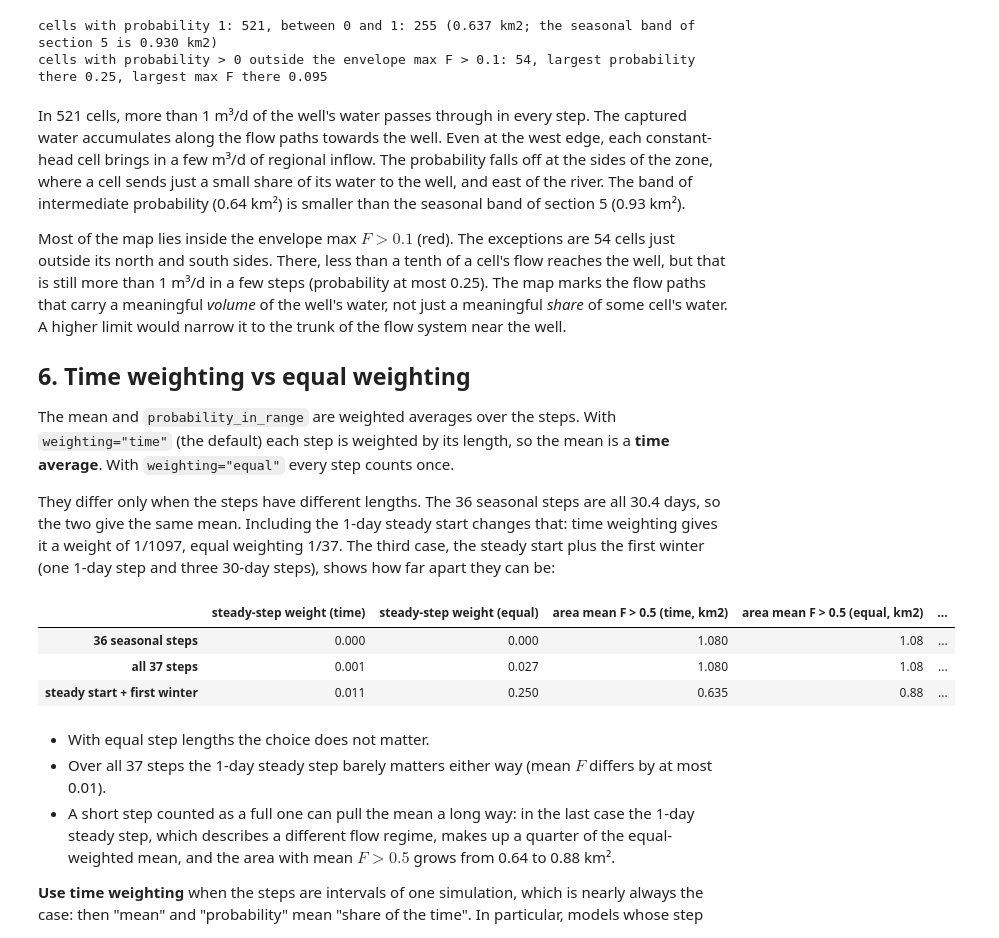
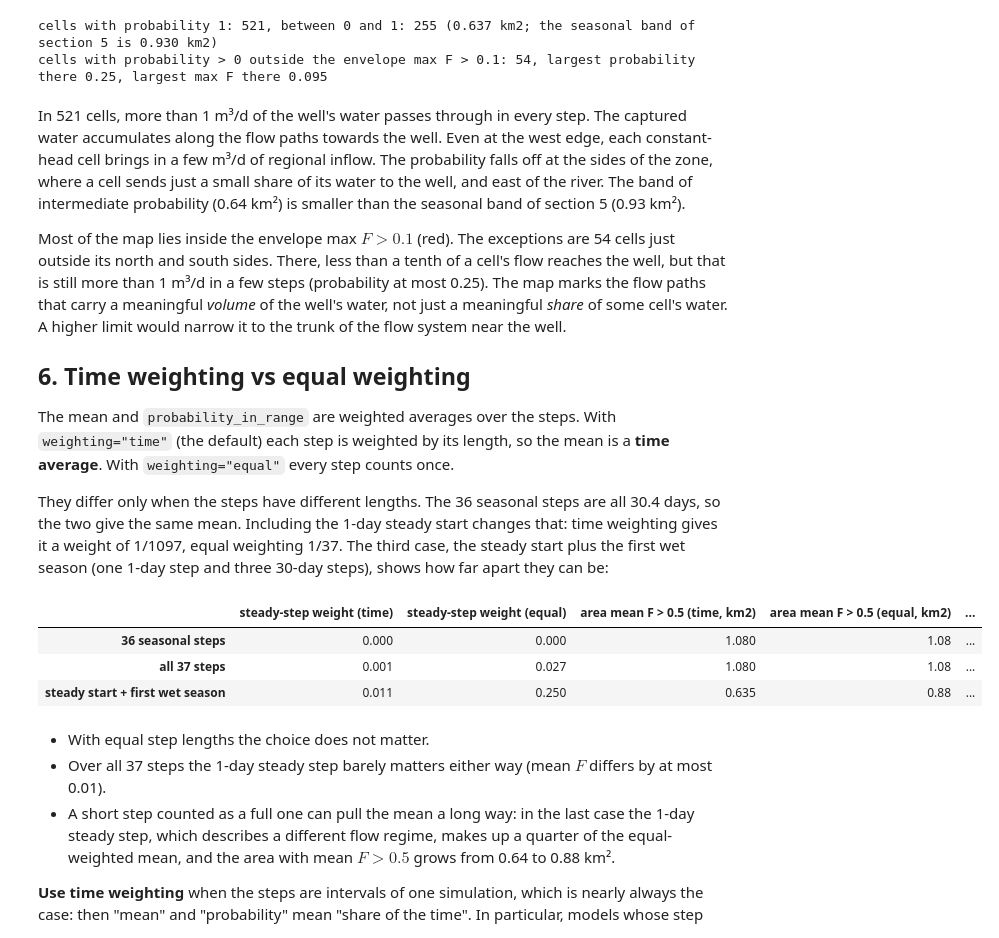
Before and after one commit to rhugman/gw-source, a Jupyter notebook: tutorials/05_transient_snapshots/05_transient_snapshots.ipynb, the cells around one changed output. Drawn from its saved outputs; the diff is of its cells as text; code cells hidden in the pictures.

```diff
--- a/tutorials/05_transient_snapshots/05_transient_snapshots.ipynb
+++ b/tutorials/05_transient_snapshots/05_transient_snapshots.ipynb
@@ -346,29 +346,29 @@ Most of the map lies inside the envelope max $F > 0.1$ (red). The exceptions are
 
 The mean and `probability_in_range` are weighted averages over the steps. With `weighting="time"` (the default) each step is weighted by its length, so the mean is a **time average**. With `weighting="equal"` every step counts once.
 
-They differ only when the steps have different lengths. The 36 seasonal steps are all 30.4 days, so the two give the same mean. Including the 1-day steady start changes that: time weighting gives it a weight of 1/1097, equal weighting 1/37. The third case, the steady start plus the first winter (one 1-day step and three 30-day steps), shows how far apart they can be:
+They differ only when the steps have different lengths. The 36 seasonal steps are all 30.4 days, so the two give the same mean. Including the 1-day steady start changes that: time weighting gives it a weight of 1/1097, equal weighting 1/37. The third case, the steady start plus the first wet season (one 1-day step and three 30-day steps), shows how far apart they can be:
 # %%
-cases = {"36 seasonal steps": SEASONAL_PERIODS, "all 37 steps": "all", "steady start + first winter": [0, 1]}
+cases = {"36 seasonal steps": SEASONAL_PERIODS, "all 37 steps": "all", "steady start + first wet season": [0, 1]}
 rows = {}
 for name, steps in cases.items():
     means, weight_of_steady = {}, {}
     for weighting in ("time", "equal"):
         cfg = gs.TransientConfig(steps=steps, weighting=weighting)
         result = gs.trace_transient(reader, groups, "backward", cfg)
         means[weighting] = result.stats["mean"]["fraction_through"][WELL]
         is_steady = [ks == (0, 0) for ks in result.steps]
         weight_of_steady[weighting] = result.weights[is_steady].sum() / result.weights.sum()
     rows[name] = {
         **{f"steady-step weight ({w})": v for w, v in weight_of_steady.items()},
         **{f"area mean F > {F_CAPTURE} ({w}, km2)": area[m > F_CAPTURE].sum() / 1e6 for w, m in means.items()},
         "max |mean F time - equal|": np.abs(means["time"] - means["equal"]).max(),
     }
 display(pd.DataFrame(rows).T.round(3))
 # %% [output]
 |  | steady-step weight (time) | steady-step weight (equal) | area mean F > 0.5 (time, km2) | area mean F > 0.5 (equal, km2) | ... |
 | 36 seasonal steps | 0.000 | 0.000 | 1.080 | 1.08 | ... |
 | all 37 steps | 0.001 | 0.027 | 1.080 | 1.08 | ... |
-| steady start + first winter | 0.011 | 0.250 | 0.635 | 0.88 | ... |
+| steady start + first wet season | 0.011 | 0.250 | 0.635 | 0.88 | ... |
 # %% [markdown]
 - With equal step lengths the choice does not matter.
 - Over all 37 steps the 1-day steady step barely matters either way (mean $F$ differs by at most 0.01).
```
Also changed, not shown: parts of 10 cells of this notebook, 2 other files.
